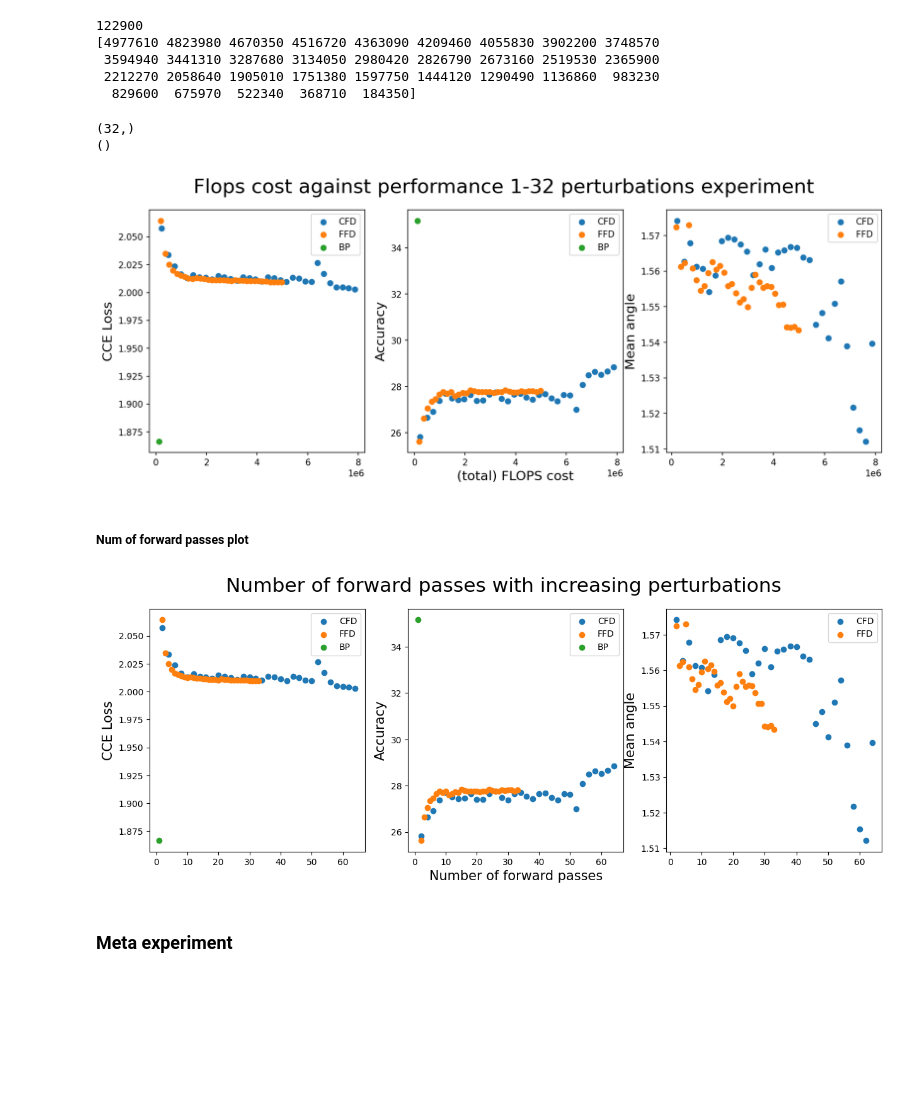
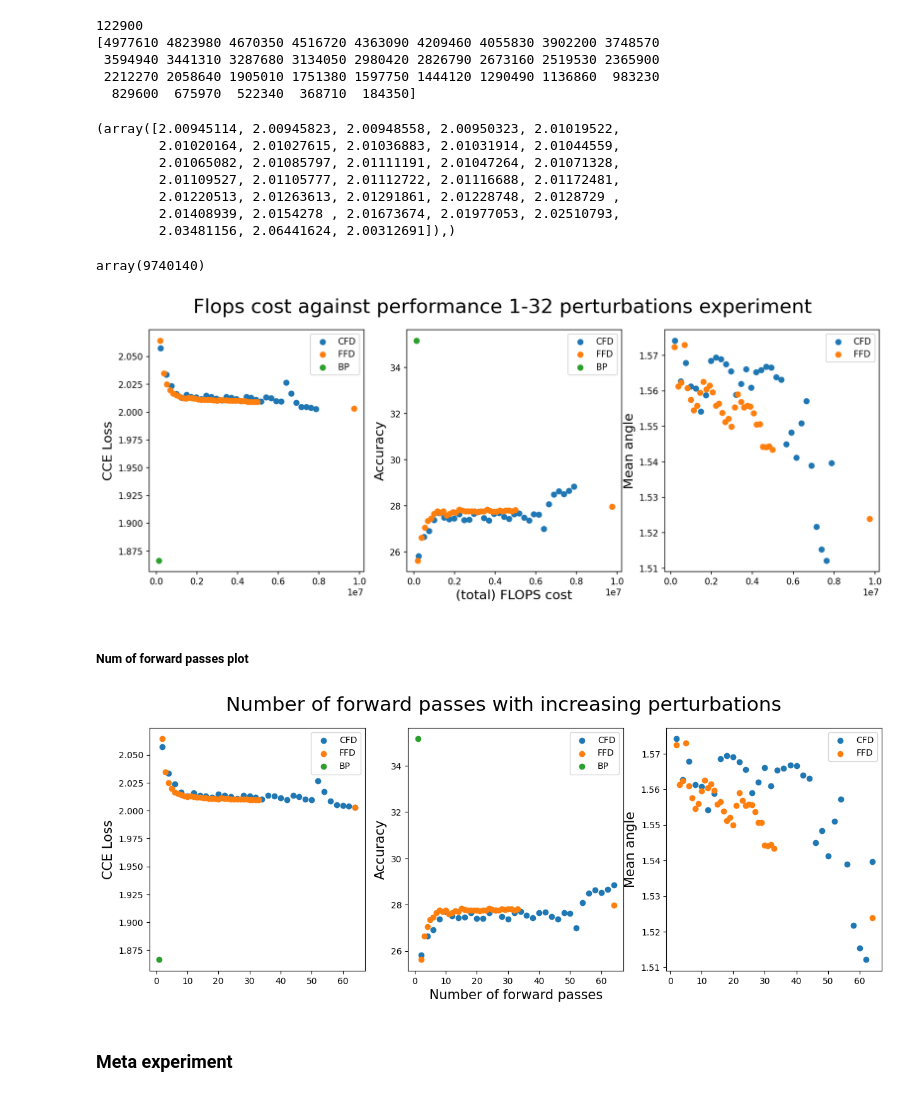
Before and after one commit to MKentKraus/2nd-Order-Perturbations, a Jupyter notebook: visualization.ipynb, the cells around one changed output. Drawn from its saved outputs; the diff is of its cells as text; code cells hidden in the pictures; blank space fills up the shorter version.

Commit message:
added more data to plots (2 and 63 perturbations)

```diff
--- a/visualization.ipynb
+++ b/visualization.ipynb
@@ -872,0 +856,17 @@ for stat in range(len(CFD_CIFAR10_increasing_perts_combined_stats) - 1):
+# %%
+CFD_CIFAR10_increasing_perts_combined_stats = CFD_CIFAR10_increasing_perts_stats.copy()
+FFD_CIFAR10_increasing_perts_combined_stats = FFD_CIFAR10_increasing_perts_stats.copy()
+
+for stat in range(len(CFD_CIFAR10_increasing_perts_combined_stats) - 1):
+
+    CFD_CIFAR10_increasing_perts_combined_stats[stat] = np.append(
+        CFD_CIFAR10_increasing_perts_stats[stat],
+        CFD_CIFAR10_increasing_perts2_stats[stat],
+        axis=0,
+    )
+    FFD_CIFAR10_increasing_perts_combined_stats[stat] = np.append(
+        FFD_CIFAR10_increasing_perts2_stats[stat],
+        FFD_CIFAR10_increasing_perts_stats[stat],
+        axis=0,
+    )
+print(FFD_CIFAR10_increasing_perts_combined_stats[4])
@@ -900,6 +907,20 @@ print(np.flip(Flops_vals_list[:32][:, 2]))
  3594940 3441310 3287680 3134050 2980420 2826790 2673160 2519530 2365900
  2212270 2058640 1905010 1751380 1597750 1444120 1290490 1136860  983230
   829600  675970  522340  368710  184350]
+# %%
+FFD_CIFAR10_increasing_perts_combined_stats[0][:, -1].reshape((33, -1)).mean(axis=1),
+# %% [output]
+(array([2.00945114, 2.00945823, 2.00948558, 2.00950323, 2.01019522,
+        2.01020164, 2.01027615, 2.01036883, 2.01031914, 2.01044559,
+        2.01065082, 2.01085797, 2.01111191, 2.01047264, 2.01071328,
+        2.01109527, 2.01105777, 2.01112722, 2.01116688, 2.01172481,
+        2.01220513, 2.01263613, 2.01291861, 2.01228748, 2.0128729 ,
+        2.01408939, 2.0154278 , 2.01673674, 2.01977053, 2.02510793,
+        2.03481156, 2.06441624, 2.00312691]),)
+# %%
+Flops_FFD_63[2].numpy().unsz
+# %% [output]
+array(9740140)
 # %%
 f, axs = plt.subplots(1, 3, figsize=(15, 5))
 # loss, acc, angle, ose, Num_passes, algorithm
@@ -907,7 +928,7 @@ f.set_dpi(150)
 
 Flops_vals_list = np.array(list(Flops_1.values()))
 
-Flops_FFD = np.flip(Flops_vals_list[:32][:, 2]) #only the total count included here. First slice selects the FFD values, second selects the total FLOPS
+Flops_FFD = np.append(Flops_FFD_63[2].numpy(), np.flip(Flops_vals_list[:32][:, 2])) #only the total count included here. First slice selects the FFD values, second selects the total FLOPS
 Flops_CFD = np.flip(Flops_vals_list[32:-1][:, 2])
 Flops_BP = Flops_vals_list[-1][2]
 
@@ -924,8 +945,10 @@ axs[0].scatter(
     label="CFD",
 )
 axs[0].scatter(
-    [Flops_FFD, ,
-    FFD_CIFAR10_increasing_perts_stats[0][:, -1].reshape((32, -1)).mean(axis=1),
+    Flops_FFD,
+    FFD_CIFAR10_increasing_perts_combined_stats[0][:, -1]
+    .reshape((33, -1))
+    .mean(axis=1),
     label="FFD",
 )
 
@@ -948,7 +971,9 @@ axs[1].scatter(
 
 axs[1].scatter(
     Flops_FFD,
-    FFD_CIFAR10_increasing_perts_stats[1][:, -1].reshape((32, -1)).mean(axis=1),
+    FFD_CIFAR10_increasing_perts_combined_stats[1][:, -1]
+    .reshape((33, -1))
+    .mean(axis=1),
     label="FFD",
 )
 
@@ -957,38 +982,38 @@ axs[1].scatter(
     BP_CIFAR10_stats[1][8, -1].mean(),
     label="BP",
 )
 
 axs[1].set_xlabel("(total) FLOPS cost", fontsize=x)
 axs[1].set_ylabel("Accuracy", fontsize=x)
 axs[1].legend(loc="upper right")
 
 axs[2].scatter(
     Flops_CFD,
     CFD_CIFAR10_increasing_perts_combined_stats[2]
     .mean(axis=1)
     .reshape((32, -1))
     .mean(axis=1),
     label="CFD",
 )
 
 axs[2].scatter(
     Flops_FFD,
-    FFD_CIFAR10_increasing_perts_stats[2].mean(axis=1).reshape((32, -1)).mean(axis=1),
+    FFD_CIFAR10_increasing_perts_combined_stats[2]
+    .mean(axis=1)
+    .reshape((33, -1))
+    .mean(axis=1),
     label="FFD",
 )
-
 
 
 axs[2].set_ylabel("Mean angle", fontsize=x)
 
 axs[2].legend(loc="upper right")
 
 
 plt.show()
 # %% [output]
-(32,)
-()
-[figure, old version]
+[figure, new version]
 # %% [markdown]
 ##### Num of forward passes plot
 # %%
@@ -1006,8 +1031,10 @@ axs[0].scatter(
     label="CFD",
 )
 axs[0].scatter(
-    np.flip(np.unique(FFD_CIFAR10_increasing_perts_stats[4])),
-    FFD_CIFAR10_increasing_perts_stats[0][:, -1].reshape((32, -1)).mean(axis=1),
+    np.flip(np.unique(FFD_CIFAR10_increasing_perts_combined_stats[4])),
+    FFD_CIFAR10_increasing_perts_combined_stats[0][:, -1]
+    .reshape((33, -1))
+    .mean(axis=1),
     label="FFD",
 )
 axs[0].scatter(
@@ -1026,8 +1053,10 @@ axs[1].scatter(
 )
 
 axs[1].scatter(
-    np.flip(np.unique(FFD_CIFAR10_increasing_perts_stats[4])),
-    FFD_CIFAR10_increasing_perts_stats[1][:, -1].reshape((32, -1)).mean(axis=1),
+    np.flip(np.unique(FFD_CIFAR10_increasing_perts_combined_stats[4])),
+    FFD_CIFAR10_increasing_perts_combined_stats[1][:, -1]
+    .reshape((33, -1))
+    .mean(axis=1),
     label="FFD",
 )
 
@@ -1051,8 +1080,11 @@ axs[2].scatter(
 )
 
 axs[2].scatter(
-    np.flip(np.unique(FFD_CIFAR10_increasing_perts_stats[4])),
-    FFD_CIFAR10_increasing_perts_stats[2].mean(axis=1).reshape((32, -1)).mean(axis=1),
+    np.flip(np.unique(FFD_CIFAR10_increasing_perts_combined_stats[4])),
+    FFD_CIFAR10_increasing_perts_combined_stats[2]
+    .mean(axis=1)
+    .reshape((33, -1))
+    .mean(axis=1),
     label="FFD",
 )
 
@@ -1064,7 +1096,7 @@ axs[2].legend(loc="upper right")
 
 plt.show()
 # %% [output]
-[figure, old version]
+[figure, new version]
 # %% [markdown]
 ### Meta experiment
 # %%
```
Also changed, not shown: parts of 12 cells of this notebook.
